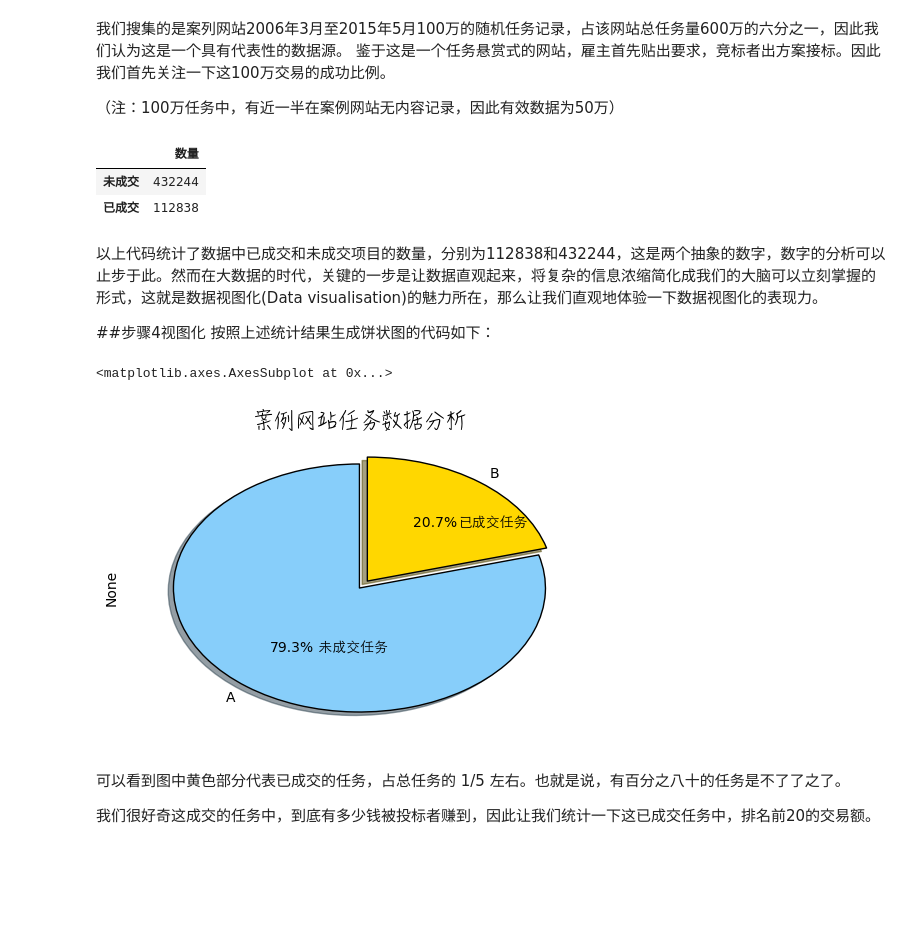
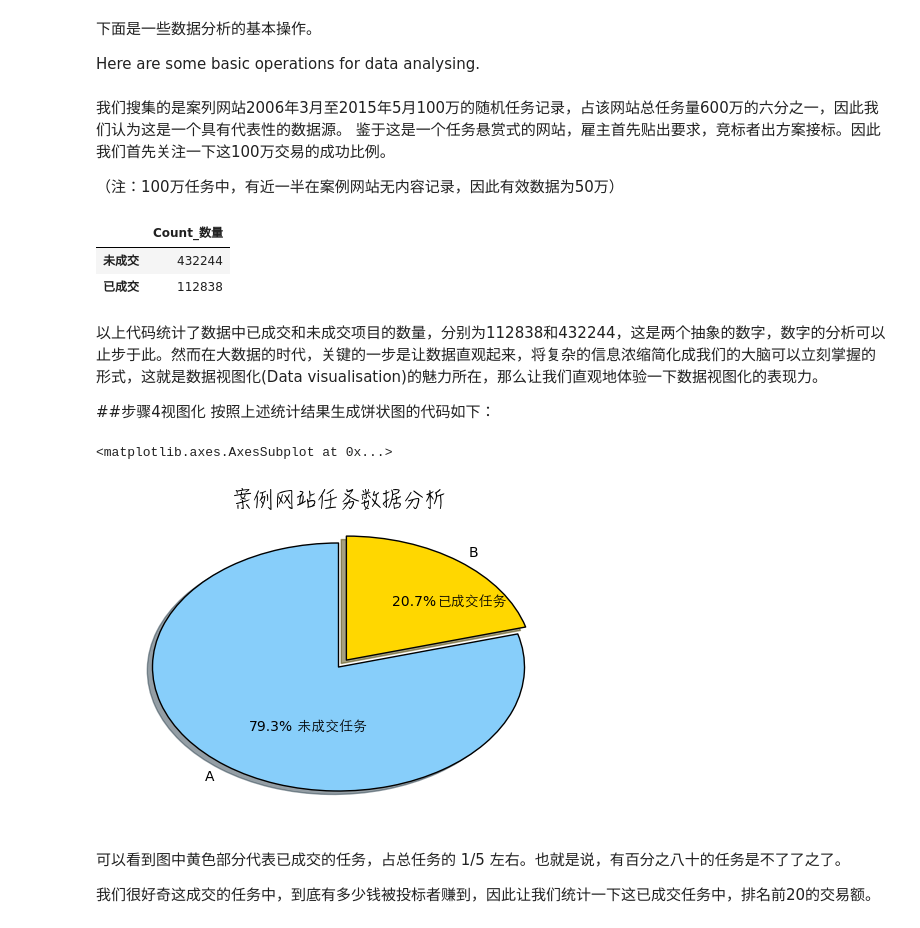
Before and after one commit to Databingo/Databingo, a Jupyter notebook: DataBookingStep2.ipynb, the cells around one changed output. Saved outputs shown, nothing was run; the diff lists cells and outputs as text; code cells hidden in the pictures; blank space fills up the shorter version.

Commit message:
start add English parts

```diff
--- a/DataBookingStep2.ipynb
+++ b/DataBookingStep2.ipynb
@@ -37,3 +55,7 @@ from matplotlib import rcParams # 导入 matplotlib 参数设置器
+# %% [markdown]
+下面是一些数据分析的基本操作。
+
+Here are some basic operations for data analysing.
 # %%
 #print df.head() #查看文件标头
 #df.tail()       #查看文件末尾
@@ -53,9 +75,9 @@ from matplotlib import rcParams # 导入 matplotlib 参数设置器
 （注：100万任务中，有近一半在案例网站无内容记录，因此有效数据为50万）
 # %%
 successPercent = df.iloc[:,2].value_counts().iloc[0:2]
-pd.DataFrame(successPercent,columns=['数量'])
+pd.DataFrame(successPercent,columns=['Count_数量'])
 # %% [output]
-|  | 数量 |
+|  | Count_数量 |
 | 未成交 | 432244 |
 | 已成交 | 112838 |
 # %% [markdown]
@@ -66,18 +88,20 @@ pd.DataFrame(successPercent,columns=['数量'])
 # %%
 rcParams['savefig.dpi']=100#设定图片的DPI
 
 zhfont1= font_manager.FontProperties(fname='/Library/Fonts/Lantinghei.ttc')#设定中文字体
 zhfont2= font_manager.FontProperties(fname='/Library/Fonts/Hanzipen.ttc')
 zhfont3= font_manager.FontProperties(fname='/Library/Fonts/Yuanti.ttc')
 
 plt.title(u'案例网站任务数据分析',size=15,fontproperties=zhfont2)#直接指定字体
 plt.text(0.54,0.50,u"已成交任务",fontproperties='STHeiti',size=10) #设定图片内显示文本
 plt.text(-0.24,-0.51,u" 未成交任务",fontproperties='STHeiti',size=10)
 #'yellowgreen', 'gold', 'lightskyblue', 'lightcoral'#可用的饼图颜色
-df.iloc[:,2].value_counts().iloc[0:2].plot(kind='pie',labels= [u'A','B'],explode= (0, 0.07,),colors=['lightskyblue', 'gold'],shadow=True,autopct='%0.1f%%', startangle=90);#设定图形形状柱形图
+pie = df.iloc[:,2].value_counts().iloc[0:2].plot(kind='pie',labels= [u'A','B'],explode= (0, 0.07,),colors=['lightskyblue', 'gold'],shadow=True,autopct='%0.1f%%', startangle=90);#设定图形形状柱形图
+plt.ylabel(u'',fontproperties=zhfont2,size=12)#覆盖默认纵轴名称None
+pie
 # %% [output]
 <matplotlib.axes.AxesSubplot at 0x...>
-[figure, old version]
+[figure, new version]
 # %% [markdown]
 可以看到图中黄色部分代表已成交的任务，占总任务的 1/5 左右。也就是说，有百分之八十的任务是不了了之了。
 
```
Also changed, not shown: parts of 16 cells of this notebook.
